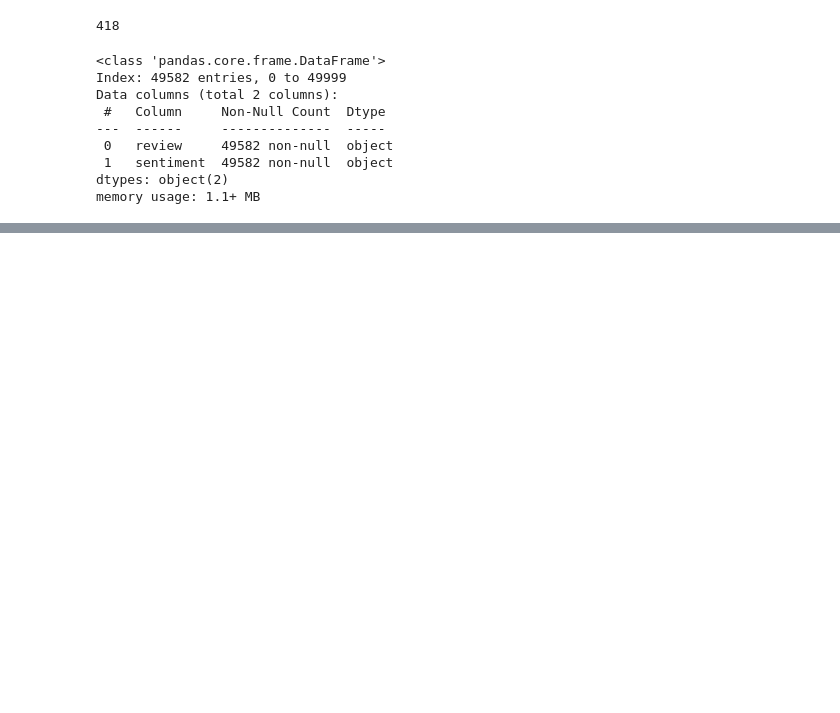
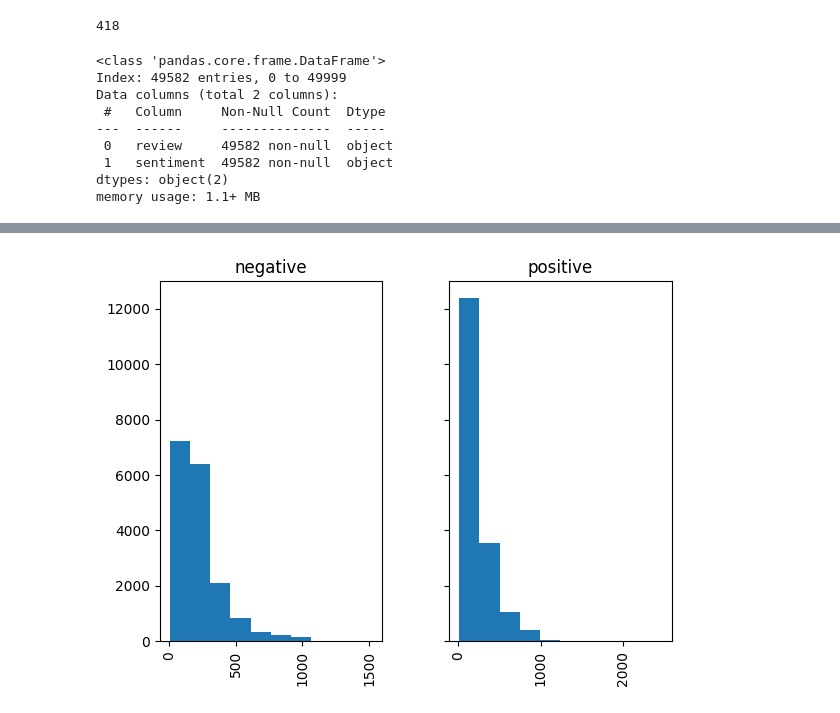
Before and after one commit to alexismenanieves/TensorFlow_Basics, a Jupyter notebook: notebooks/01_IMDB_Sentiment_Analysis.ipynb, the cells around one changed output, grey strips where cells are left out. Cells and saved outputs as stored; diff of their text form; code cells hidden in the pictures; blank space fills up the shorter version.

```diff
--- a/notebooks/01_IMDB_Sentiment_Analysis.ipynb
+++ b/notebooks/01_IMDB_Sentiment_Analysis.ipynb
@@ -97,0 +143,8 @@ test_df = test_df.drop(val_df.index)
+# %%
+(train_df
+ .assign(word_count = train_df['review'].apply(lambda x: len(x.split())))
+ .hist('word_count', by='sentiment', grid=True, sharey=True)
+)
+plt.show()
+# %% [output]
+[figure, added]
```
Also changed, not shown: parts of 6 cells of this notebook.
